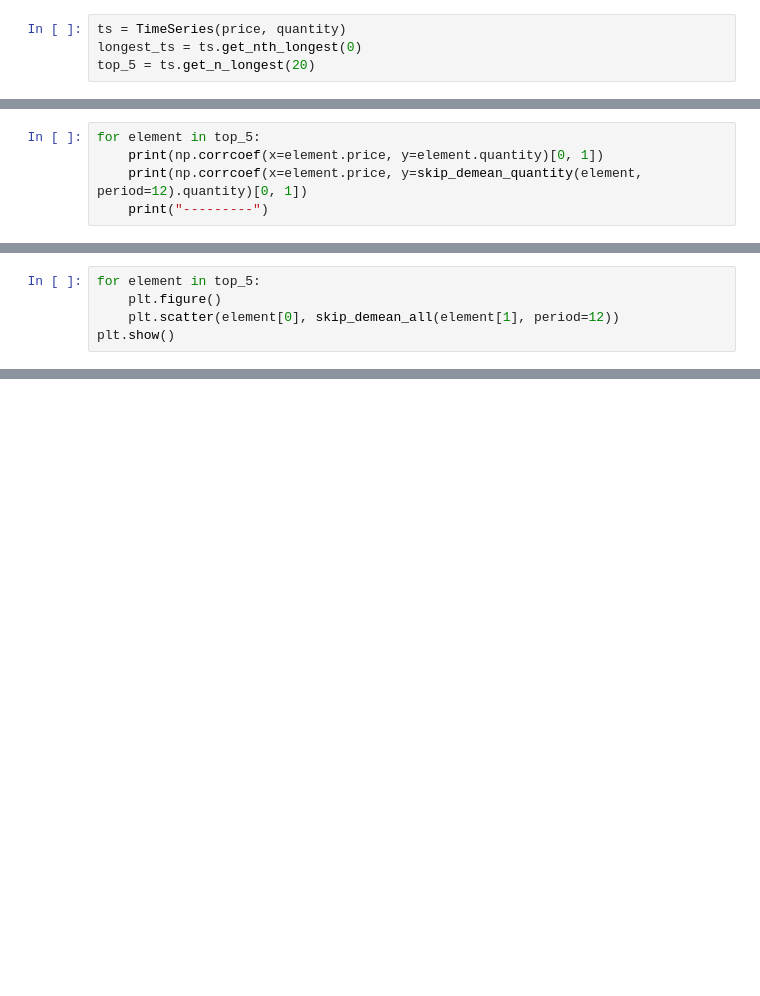
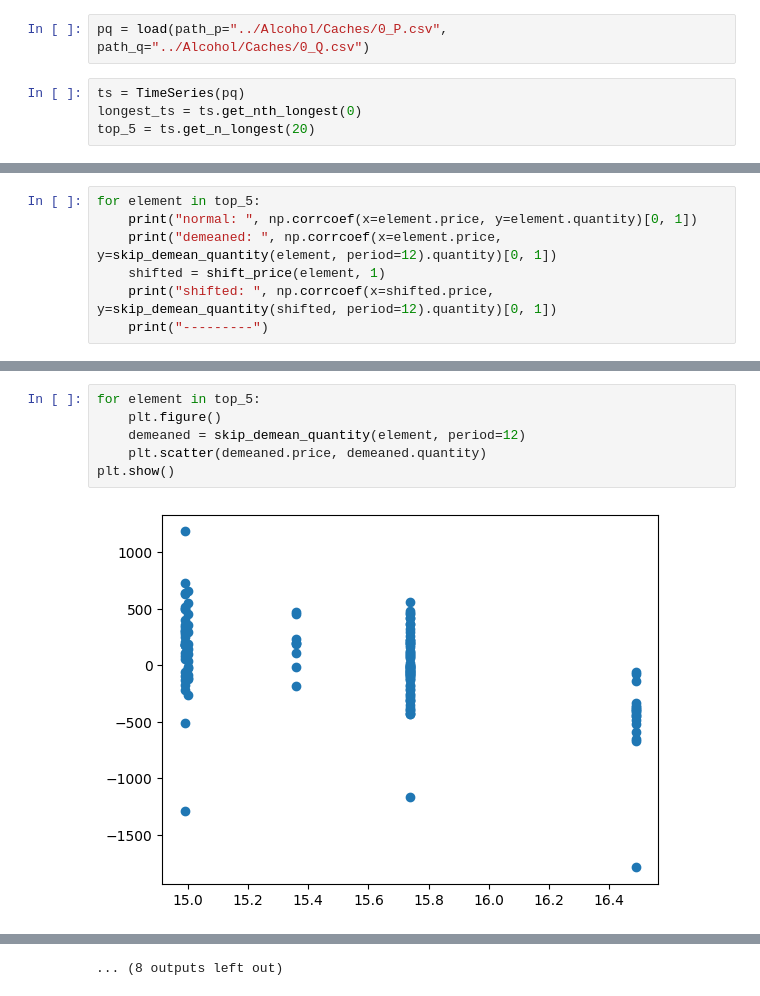
Before and after one commit to kral-alex/revenue-quantity-model, a Jupyter notebook: Plot/alcohol.ipynb, the cells around one changed output, grey strips where cells are left out. Saved outputs shown, nothing was run; the diff lists cells and outputs as text; blank space fills up the shorter version.

Commit message:
PriceQuantity

```diff
--- a/Plot/alcohol.ipynb
+++ b/Plot/alcohol.ipynb
@@ -11,5 +8,7 @@ price, quantity = aggregate_pivot_joint(data_pd, Keys.ITEM, Keys.PRICE, Keys.QUA
+# %%
+pq = load(path_p="../Alcohol/Caches/0_P.csv", path_q="../Alcohol/Caches/0_Q.csv")
 # %%
-ts = TimeSeries(price, quantity)
+ts = TimeSeries(pq)
 longest_ts = ts.get_nth_longest(0)
 top_5 = ts.get_n_longest(20)
 # %%
@@ -18,5 +35,7 @@ for element in top_5:
 # %%
 for element in top_5:
-    print(np.corrcoef(x=element.price, y=element.quantity)[0, 1])
-    print(np.corrcoef(x=element.price, y=skip_demean_quantity(element, period=12).quantity)[0, 1])
+    print("normal: ", np.corrcoef(x=element.price, y=element.quantity)[0, 1])
+    print("demeaned: ", np.corrcoef(x=element.price, y=skip_demean_quantity(element, period=12).quantity)[0, 1])
+    shifted = shift_price(element, 1)
+    print("shifted: ", np.corrcoef(x=shifted.price, y=skip_demean_quantity(shifted, period=12).quantity)[0, 1])
     print("---------")
@@ -23,5 +60,8 @@ for element in top_5:
 # %%
 for element in top_5:
     plt.figure()
-    plt.scatter(element[0], skip_demean_all(element[1], period=12))
+    demeaned = skip_demean_quantity(element, period=12)
+    plt.scatter(demeaned.price, demeaned.quantity)
 plt.show()
+# %% [output]
+[figure, added]
@@ -28,2 +79,3 @@ plt.show()
+... (8 outputs left out)
 # %%
 
```
Also changed, not shown: parts of 6 cells of this notebook, 5 other files.
